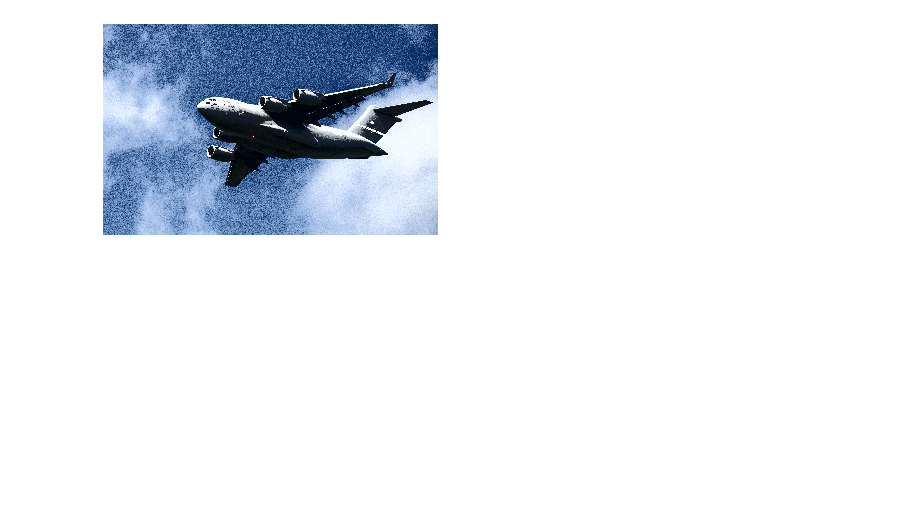
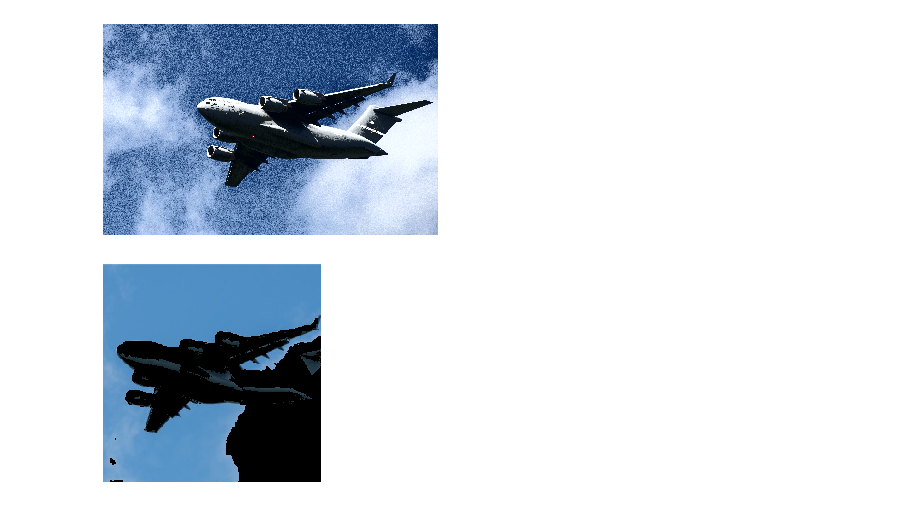
Before and after one commit to ArchieDash/O-REILLY-Machine-Learning, a Jupyter notebook: Chapter_8.ipynb, the cells around one changed output. Cells and saved outputs as stored; diff of their text form; code cells hidden in the pictures; blank space fills up the shorter version.

Commit message:
Images processing

```diff
--- a/Chapter_8.ipynb
+++ b/Chapter_8.ipynb
@@ -101,3 +101,14 @@ image_rgb = cv2.cvtColor(image_yuv, cv2.COLOR_YUV2RGB)
 show_image(image_rgb)
 # %% [output]
 [figure]
+# %%
+image_bgr = cv2.imread("images/plane_256x256.jpg")
+image_hsv = cv2.cvtColor(image_bgr, cv2.COLOR_BGR2HSV)  # convert to (Hue, Saturation, Value).format
+lower_blue = np.array([50, 100, 50])
+upper_blue = np.array([130, 255, 255])
+mask = cv2.inRange(image_hsv, lower_blue, upper_blue)
+image_bgr_masked = cv2.bitwise_and(image_bgr, image_bgr, mask=mask)
+image_rgb = cv2.cvtColor(image_bgr_masked, cv2.COLOR_BGR2RGB)
+show_image(image_rgb)
+# %% [output]
+[figure, added]
```
Also changed, not shown: parts of 1 cell of this notebook.
